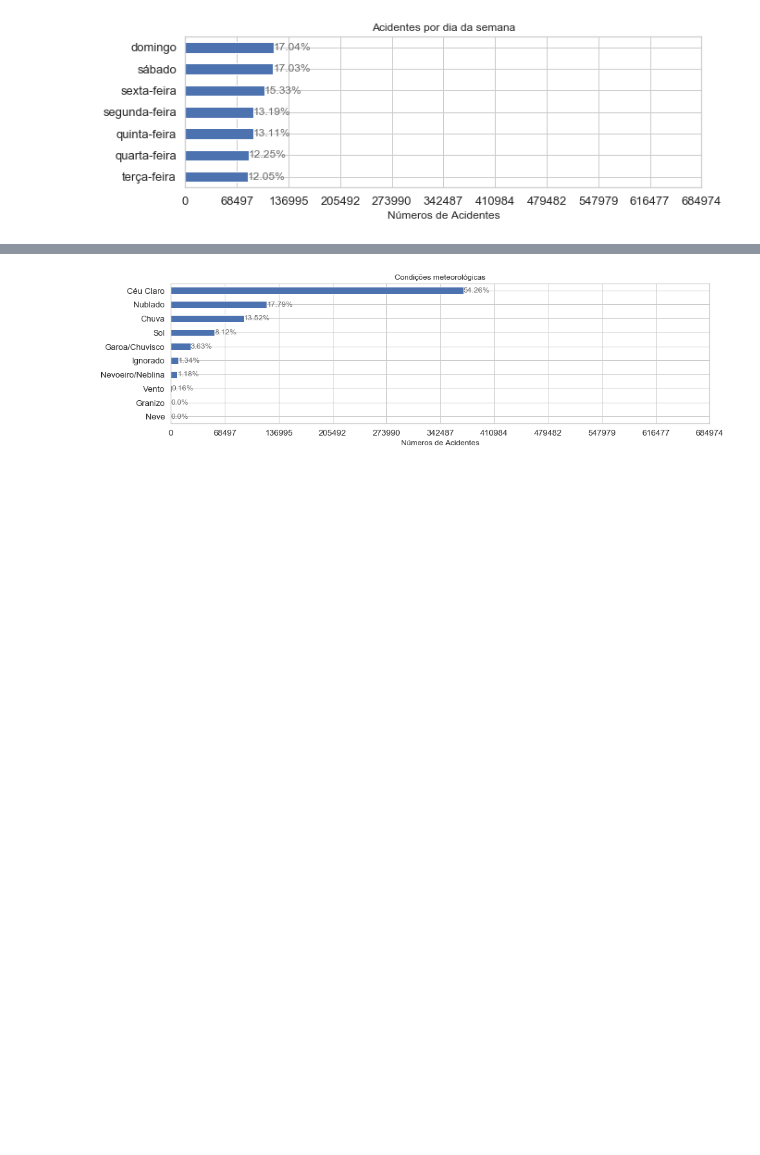
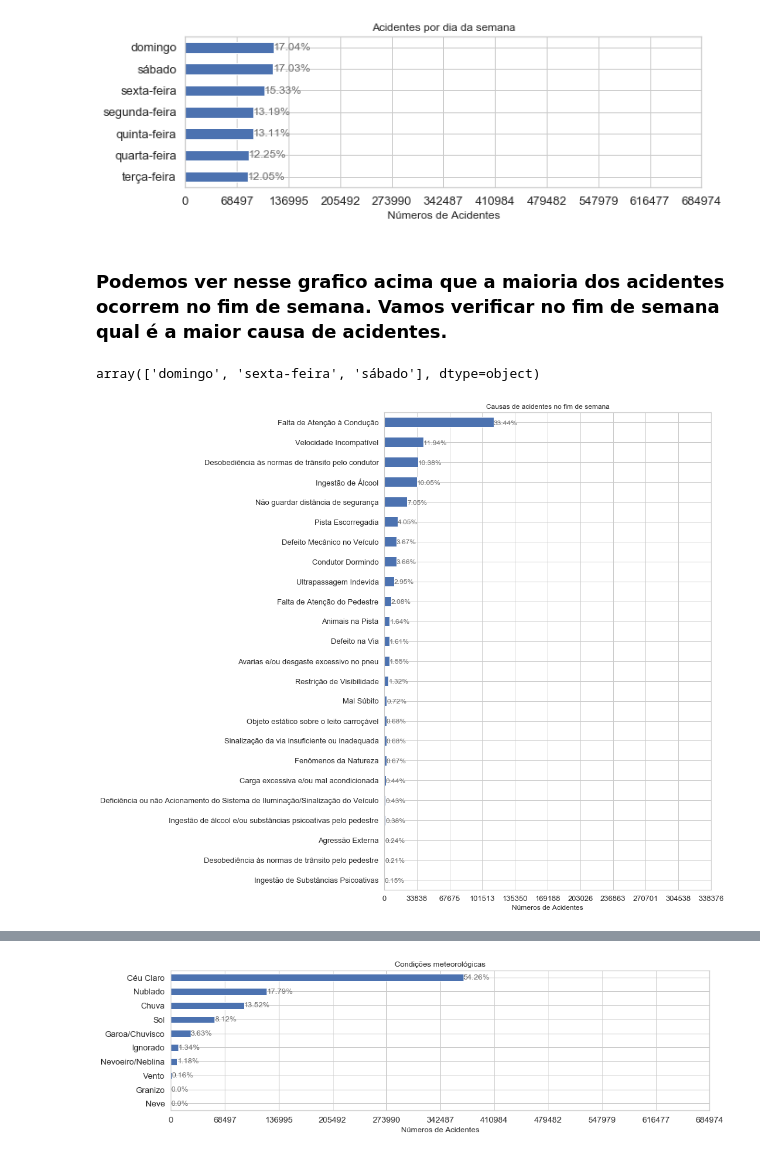
Before and after one commit to vitorioluis/Machine-Learning, a Jupyter notebook: Estudo de acidentes de Trânsito/Acidentes de Trânsito.ipynb, the cells around one changed output, grey strips where cells are left out. Saved outputs shown, nothing was run; the diff lists cells and outputs as text; code cells hidden in the pictures; blank space fills up the shorter version.

```diff
--- a/Estudo de acidentes de Trânsito/Acidentes de Trânsito.ipynb
+++ b/Estudo de acidentes de Trânsito/Acidentes de Trânsito.ipynb
@@ -336,3 +368,14 @@ gerar_grafico_padrao('causa_acidente', altura = 15, largura=10, titulo='Causas d
 gerar_grafico_padrao('dia_semana', altura=3, largura=10, titulo='Acidentes por dia da semana');
 # %% [output]
 [figure]
+# %% [markdown]
+### Podemos ver nesse grafico acima que a maioria dos acidentes ocorrem no fim de semana. Vamos verificar no fim de semana qual é a maior causa de acidentes.
+# %%
+df_fds = df_acidentes[df_acidentes['dia_semana'].isin(['domingo','sábado','sexta-feira'])]
+df_fds.dia_semana.unique()
+# %% [output]
+array(['domingo', 'sexta-feira', 'sábado'], dtype=object)
+# %%
+gerar_grafico_padrao('causa_acidente', altura=15, largura=10,df=df_fds, titulo='Causas de acidentes no fim de semana');
+# %% [output]
+[figure, added]
```
Also changed, not shown: parts of 23 cells of this notebook.
